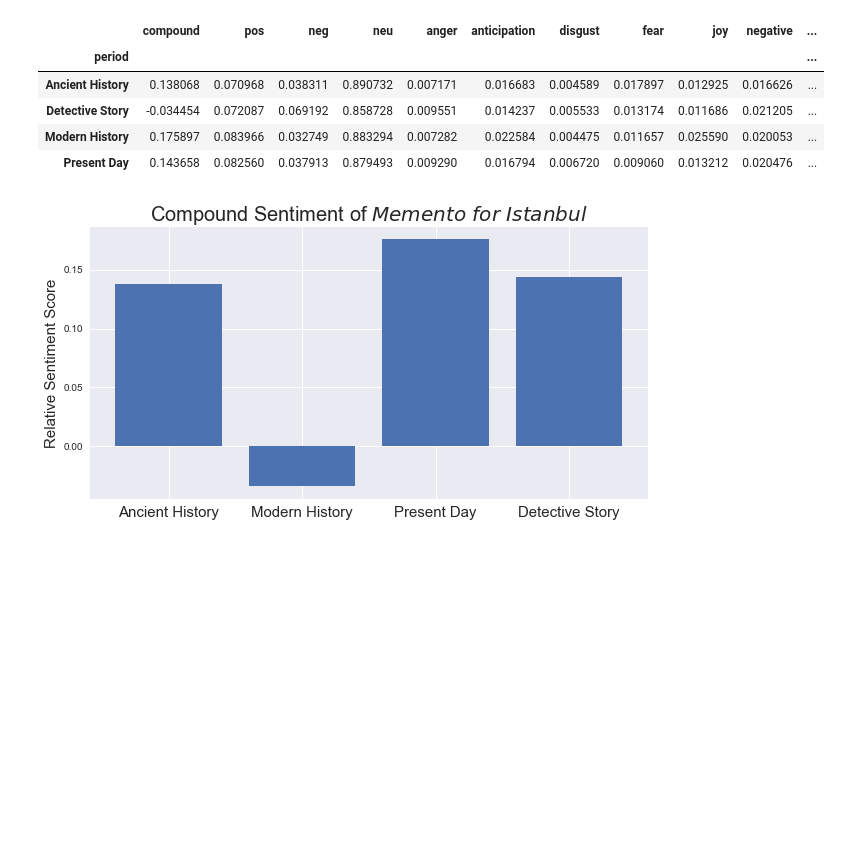
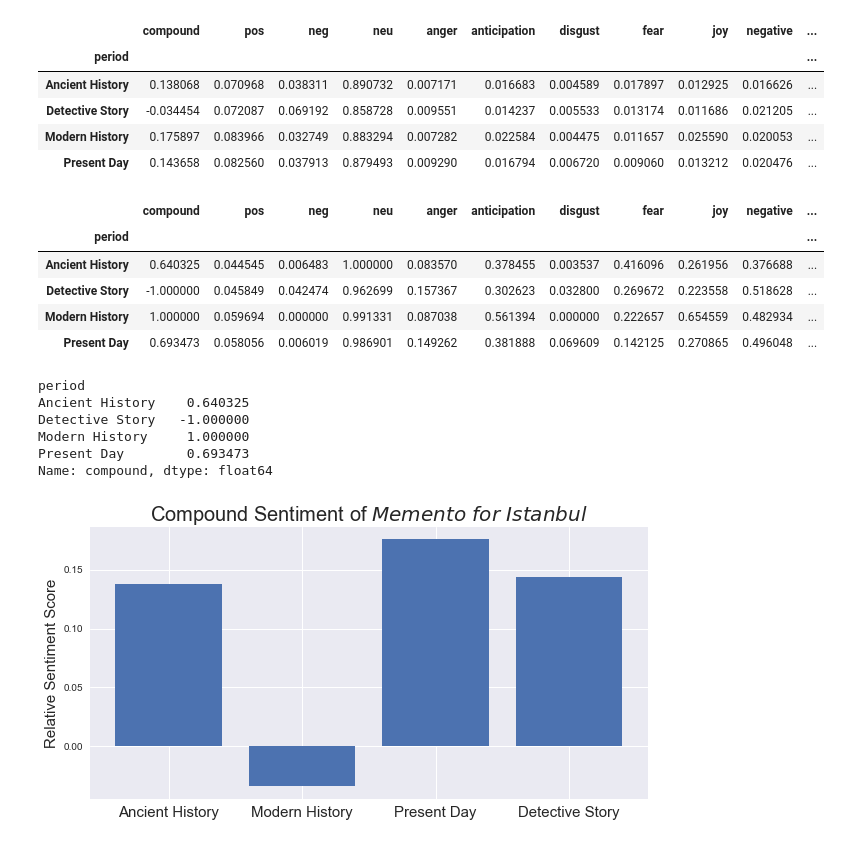
Before and after one commit to raffg/memento_for_istanbul, a Jupyter notebook: sentiment_analysis.ipynb, the cells around one changed output. Cells and saved outputs as stored; diff of their text form; code cells hidden in the pictures; blank space fills up the shorter version.

```diff
--- a/sentiment_analysis.ipynb
+++ b/sentiment_analysis.ipynb
@@ -648,3 +648,39 @@ df_ave.head()
 | Detective Story | -0.034454 | 0.072087 | 0.069192 | 0.858728 | 0.009551 | 0.014237 | 0.005533 | 0.013174 | 0.011686 | 0.021205 | ... |
 | Modern History | 0.175897 | 0.083966 | 0.032749 | 0.883294 | 0.007282 | 0.022584 | 0.004475 | 0.011657 | 0.025590 | 0.020053 | ... |
 | Present Day | 0.143658 | 0.082560 | 0.037913 | 0.879493 | 0.009290 | 0.016794 | 0.006720 | 0.009060 | 0.013212 | 0.020476 | ... |
+# %%
+min_emotion = min(df_ave[['anger', 'anticipation', 'disgust', 'fear', 'joy', 'negative', 'positive', 'sadness', 'surprise', 'trust']].min())
+max_emotion = max(df_ave[['anger', 'anticipation', 'disgust', 'fear', 'joy', 'negative', 'positive', 'sadness', 'surprise', 'trust']].max())
+
+min_sentiment = min(df_ave[['pos', 'neg', 'neu']].min())
+max_sentiment = max(df_ave[['pos', 'neg', 'neu']].max())
+
+min_compound = df_ave['compound'].min()
+max_compound = df_ave['compound'].max()
+
+df_ave_norm = df_ave[['anger', 'anticipation', 'disgust', 'fear', 'joy', 'negative',
+       'positive', 'sadness', 'surprise', 'trust']].apply(lambda x: (x - min_emotion) / (max_emotion - min_emotion))
+
+df_ave_norm[['pos', 'neg', 'neu']] = df_ave[['pos', 'neg', 'neu']].apply(lambda x: (x - min_sentiment) / (max_sentiment - min_sentiment))
+
+df_ave_norm['compound'] = df_ave['compound'].apply(lambda x: (x - df_ave['compound'].min()) / (df_ave['compound'].max() - df_ave['compound'].min())) * 2 - 1
+
+df_ave_norm = df_ave_norm[['compound', 'pos', 'neg', 'neu', 'anger', 'anticipation', 'disgust', 'fear', 'joy', 'negative', 'positive', 'sadness', 'surprise', 'trust']]
+
+df_ave_norm.head()
+# %% [output]
+|  | compound | pos | neg | neu | anger | anticipation | disgust | fear | joy | negative | ... |
+| period |  |  |  |  |  |  |  |  |  |  | ... |
+| Ancient History | 0.640325 | 0.044545 | 0.006483 | 1.000000 | 0.083570 | 0.378455 | 0.003537 | 0.416096 | 0.261956 | 0.376688 | ... |
+| Detective Story | -1.000000 | 0.045849 | 0.042474 | 0.962699 | 0.157367 | 0.302623 | 0.032800 | 0.269672 | 0.223558 | 0.518628 | ... |
+| Modern History | 1.000000 | 0.059694 | 0.000000 | 0.991331 | 0.087038 | 0.561394 | 0.000000 | 0.222657 | 0.654559 | 0.482934 | ... |
+| Present Day | 0.693473 | 0.058056 | 0.006019 | 0.986901 | 0.149262 | 0.381888 | 0.069609 | 0.142125 | 0.270865 | 0.496048 | ... |
+# %%
+(df_ave['compound'] - min(df_ave['compound'])) / (max(df_ave['compound']) - min(df_ave['compound'])) * 2 - 1
+# %% [output]
+period
+Ancient History    0.640325
+Detective Story   -1.000000
+Modern History     1.000000
+Present Day        0.693473
+Name: compound, dtype: float64
```
Also changed, not shown: parts of 11 cells of this notebook.
